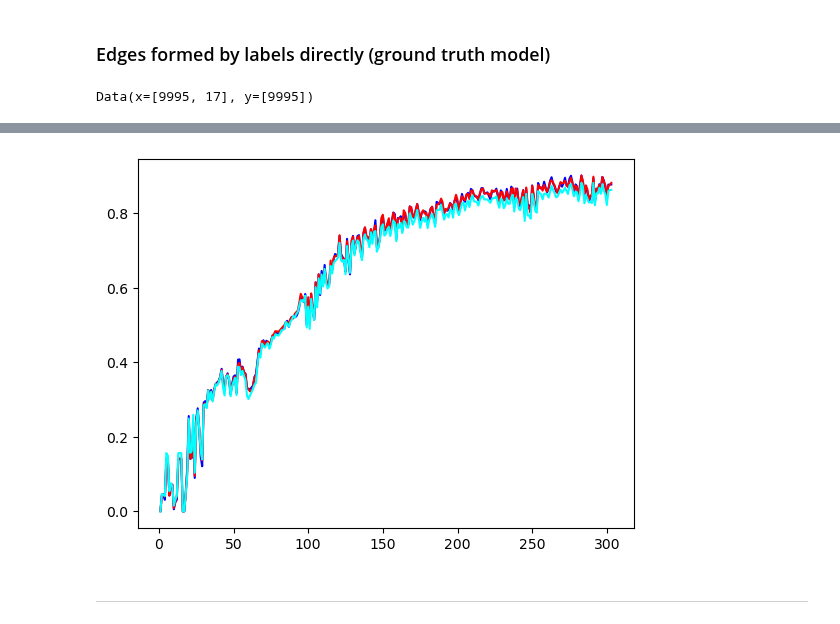
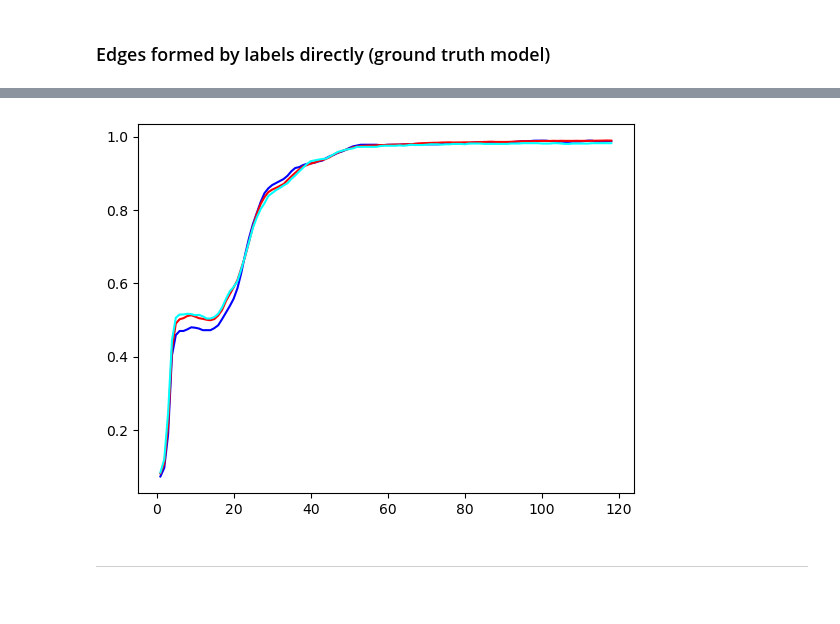
Before and after one commit to Dknx8888/genre-classification-404, a Jupyter notebook: final_project.ipynb, the cells around one changed output, grey strips where cells are left out. Saved outputs shown, nothing was run; the diff lists cells and outputs as text; code cells hidden in the pictures.

Commit message:
use the pre-split train/val/test data for graphs

```diff
--- a/final_project.ipynb
+++ b/final_project.ipynb
@@ -496,11 +518,11 @@ y_ts = torch.tensor(y, dtype=torch.long)
 # %%
 k = 10
-nbrs = NearestNeighbors(n_neighbors=k + 1, algorithm="auto").fit(X.values)
-distances, indices = nbrs.kneighbors(X.values)
+nbrs = NearestNeighbors(n_neighbors=k + 1, algorithm="auto").fit(X_all)
+distances, indices = nbrs.kneighbors(X_all)
 
 edge_list = []
 
-num_nodes = X_ts.size(0)
+num_nodes = X_all_tensor.size(0)
 for i in range(num_nodes):
     for j in indices[i, 1:]:
         edge_list.append((i, j))
@@ -689,35 +670 @@ song_y = torch.tensor(song_y_list, dtype=torch.long)
-# %%
-data = Data()
-
-data.x = song_x
-data.y = song_y
-
-print(data)
-# %% [output]
-Data(x=[9995, 17], y=[9995])
-# %%
-num_songs = data.x.size(0)
-
-indices = np.arange(num_songs)
-np.random.shuffle(indices)
-
-train_size = int(0.7 * num_songs)
-val_size   = int(0.15 * num_songs)
-test_size  = num_songs - train_size - val_size
-
-train_idx = indices[:train_size]
-val_idx   = indices[train_size:train_size+val_size]
-test_idx  = indices[train_size+val_size:]
-
-train_mask = torch.zeros(num_songs, dtype=torch.bool)
-val_mask   = torch.zeros(num_songs, dtype=torch.bool)
-test_mask  = torch.zeros(num_songs, dtype=torch.bool)
-
-train_mask[train_idx] = True
-val_mask[val_idx]     = True
-test_mask[test_idx]   = True
-
-data.train_mask = train_mask
-data.val_mask   = val_mask
-data.test_mask  = test_mask
 # %%
@@ -754,17 +713,6 @@ class SongData:
 # %%
-num_songs = song_x.size(0)
-song_edge_index = create_song_song_edges(song_y)
+num_classes = song_y.max().item() + 1
 
-song_data = SongData(
-    x=song_x.to(device),
-    edge_index=song_edge_index.to(device),
-    y=song_y.to(device),
-    train_mask=train_mask.to(device),
-    val_mask=val_mask.to(device),
-    test_mask=test_mask.to(device)
-)
-
-num_classes = song_y.max().item() + 1
 model = SongOnlyGCN(
     in_channels=song_x.size(1),
     hidden_channels=64,
@@ -872,3 +819,3 @@ Test Accuracy: 0.8633
-[figure, old version]
+[figure, new version]
 # %% [markdown]
 ---
```
Also changed, not shown: parts of 17 cells of this notebook.
